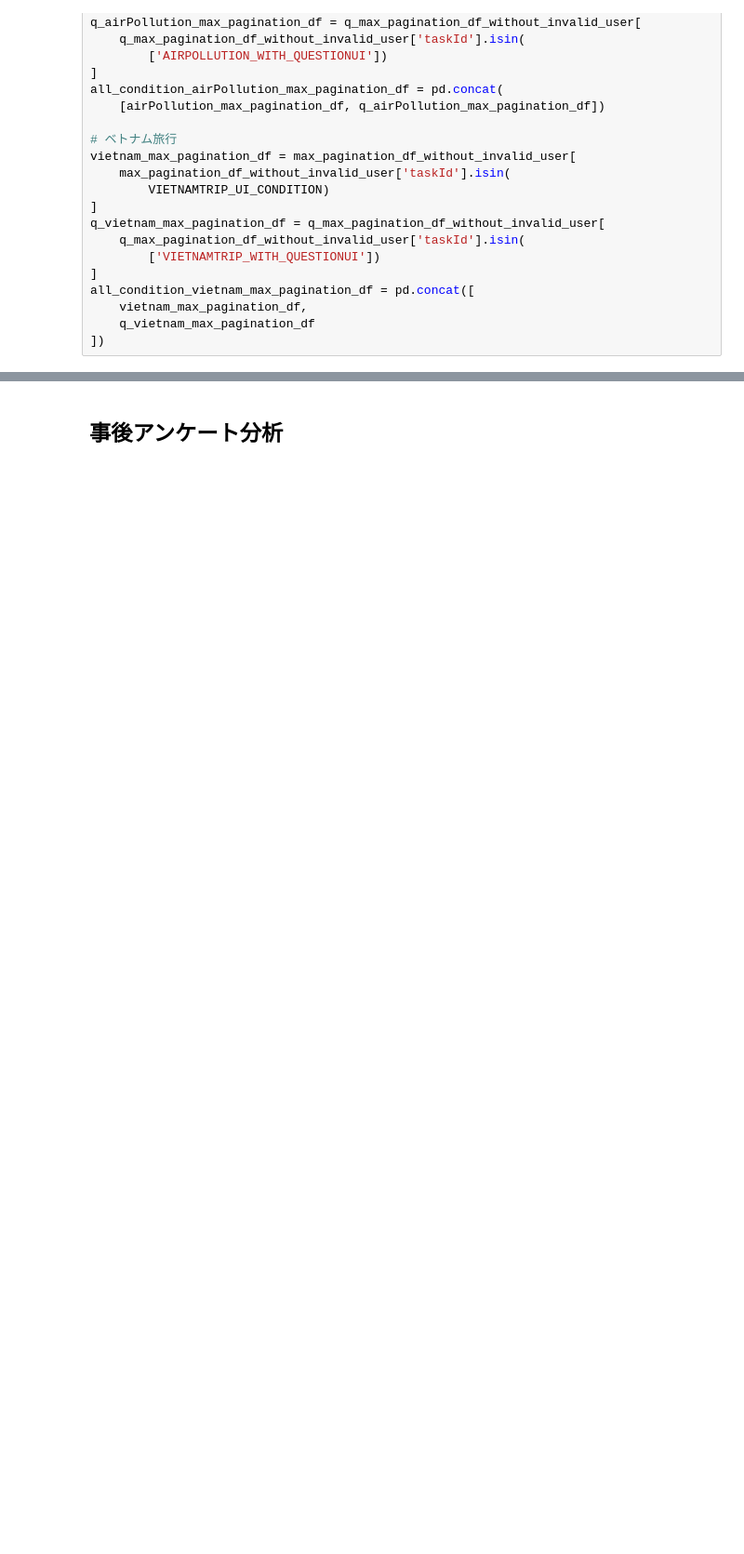
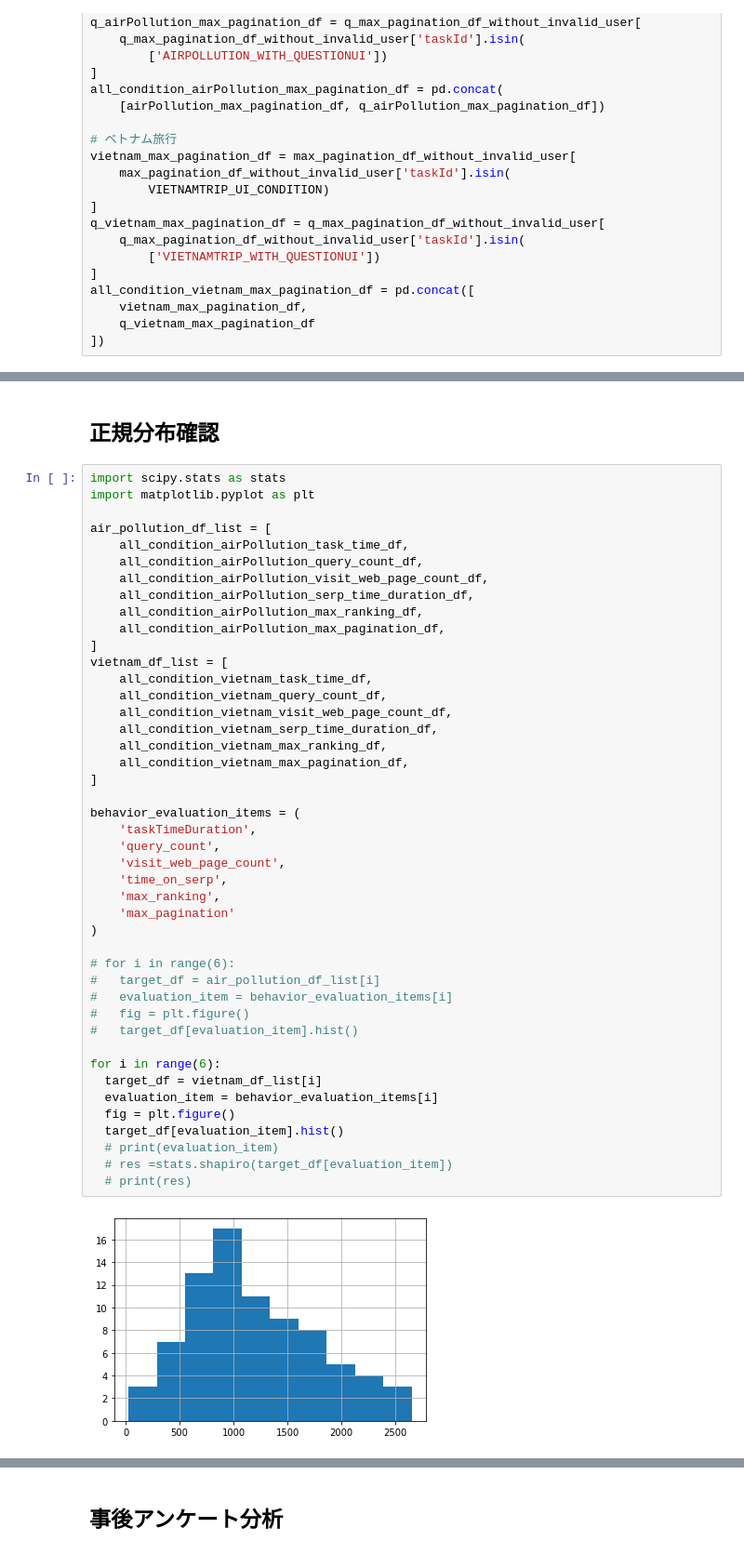
Before and after one commit to oxyu8/q-analysis, a Jupyter notebook: main.ipynb, the cells around one changed output, grey strips where cells are left out. Shown at 93% size. Drawn from its saved outputs; the diff is of its cells as text; blank space fills up the shorter version.

```diff
--- a/main.ipynb
+++ b/main.ipynb
@@ -1222,0 +1274,48 @@ max_pagination
+# %% [markdown]
+## 正規分布確認
+# %%
+import scipy.stats as stats
+import matplotlib.pyplot as plt
+
+air_pollution_df_list = [
+    all_condition_airPollution_task_time_df,
+    all_condition_airPollution_query_count_df,
+    all_condition_airPollution_visit_web_page_count_df,
+    all_condition_airPollution_serp_time_duration_df,
+    all_condition_airPollution_max_ranking_df,
+    all_condition_airPollution_max_pagination_df,
+]
+vietnam_df_list = [
+    all_condition_vietnam_task_time_df,
+    all_condition_vietnam_query_count_df,
+    all_condition_vietnam_visit_web_page_count_df,
+    all_condition_vietnam_serp_time_duration_df,
+    all_condition_vietnam_max_ranking_df,
+    all_condition_vietnam_max_pagination_df,
+]
+
+behavior_evaluation_items = (
+    'taskTimeDuration',
+    'query_count',
+    'visit_web_page_count',
+    'time_on_serp',
+    'max_ranking',
+    'max_pagination'
+)
+
+# for i in range(6):
+#   target_df = air_pollution_df_list[i]
+#   evaluation_item = behavior_evaluation_items[i]
+#   fig = plt.figure()
+#   target_df[evaluation_item].hist()
+
+for i in range(6):
+  target_df = vietnam_df_list[i]
+  evaluation_item = behavior_evaluation_items[i]
+  fig = plt.figure()
+  target_df[evaluation_item].hist()
+  # print(evaluation_item)
+  # res =stats.shapiro(target_df[evaluation_item])
+  # print(res)
+# %% [output]
+[figure, added]
```
Also changed, not shown: parts of 13 cells of this notebook.
